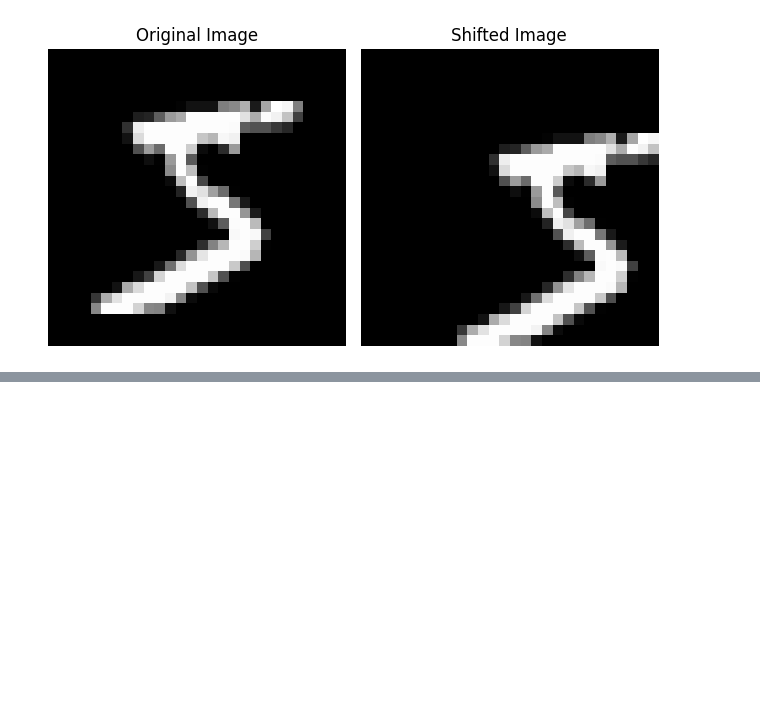
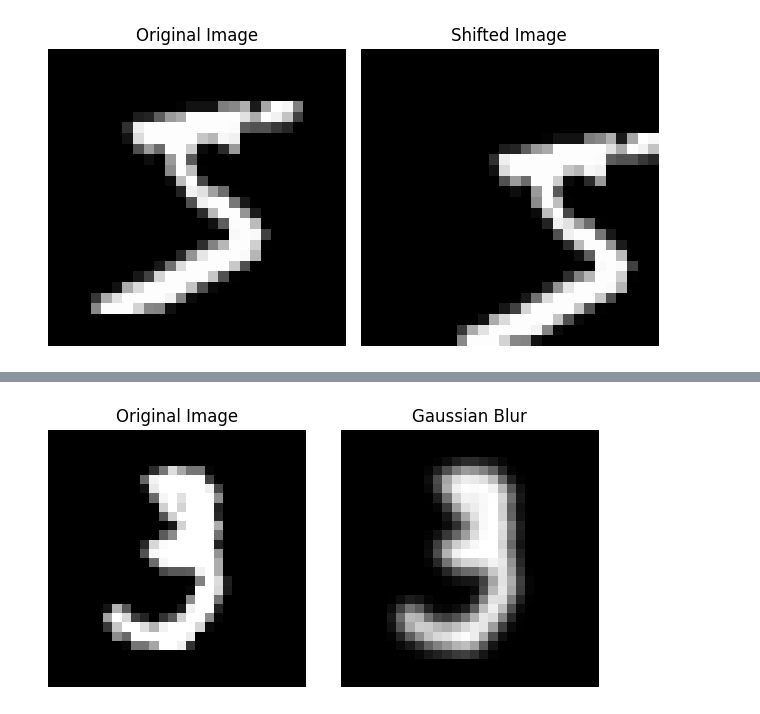
Before and after one commit to vijay-negi07/mnist-dataset, a Jupyter notebook: mnist_preprocessing.ipynb, the cells around one changed output, grey strips where cells are left out. Saved outputs shown, nothing was run; the diff lists cells and outputs as text; code cells hidden in the pictures; blank space fills up the shorter version.

```diff
--- a/mnist_preprocessing.ipynb
+++ b/mnist_preprocessing.ipynb
@@ -175,0 +200,24 @@ NameError: name 'cv2' is not defined
+# %%
+#Gaussian Blur
+
+image = x_train[10].reshape(28, 28)
+
+blurred_image = cv2.GaussianBlur(image, (3, 3), 0)
+
+# Displaying original and blurred images
+plt.figure(figsize=(6, 3))
+
+plt.subplot(1, 2, 1)
+plt.imshow(image, cmap="gray")
+plt.title("Original Image")
+plt.axis("off")
+
+plt.subplot(1, 2, 2)
+plt.imshow(blurred_image, cmap="gray")
+plt.title("Gaussian Blur")
+plt.axis("off")
+
+plt.tight_layout()
+plt.show()
+# %% [output]
+[figure, added]
```
Also changed, not shown: parts of 9 cells of this notebook.
